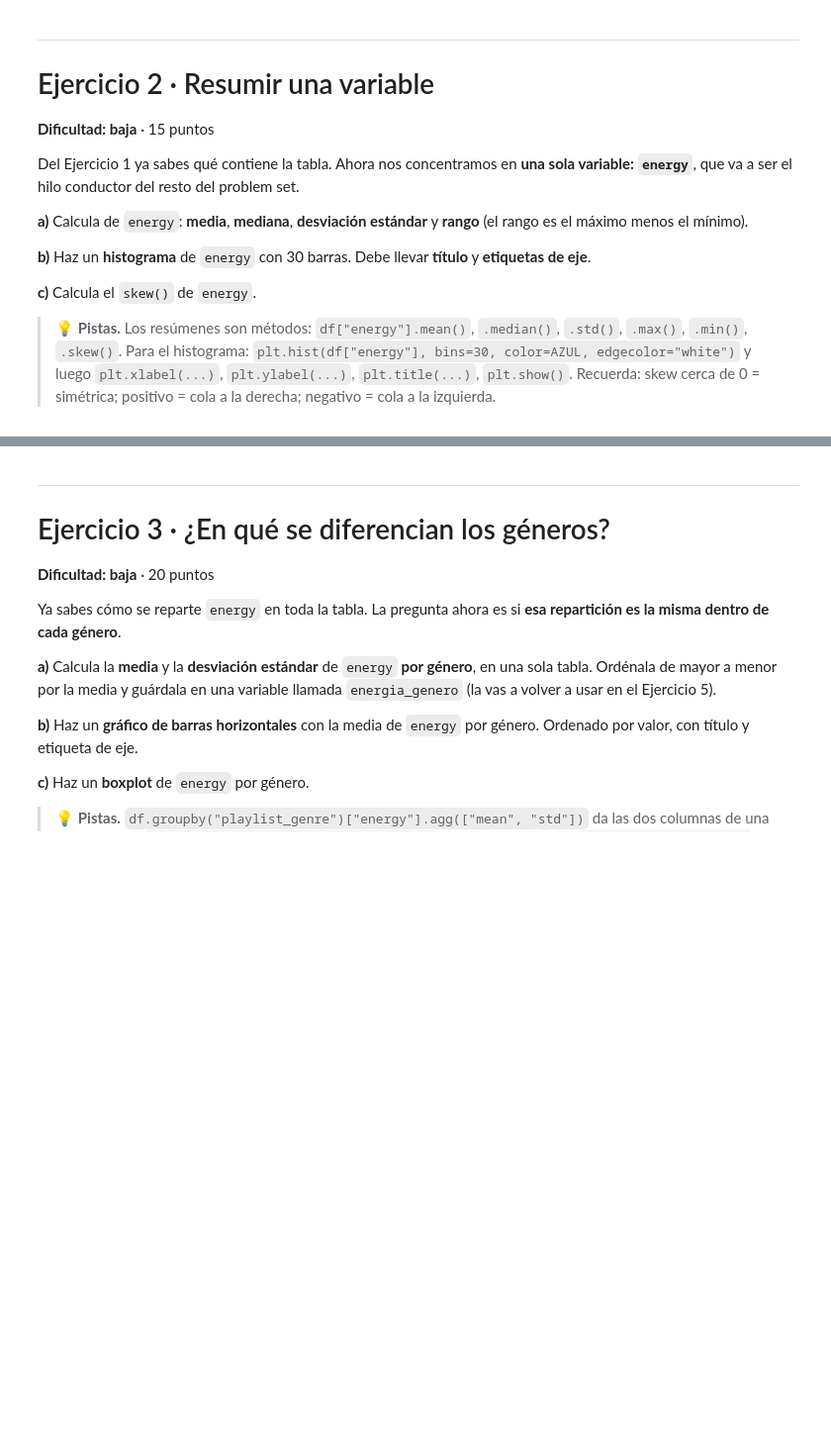
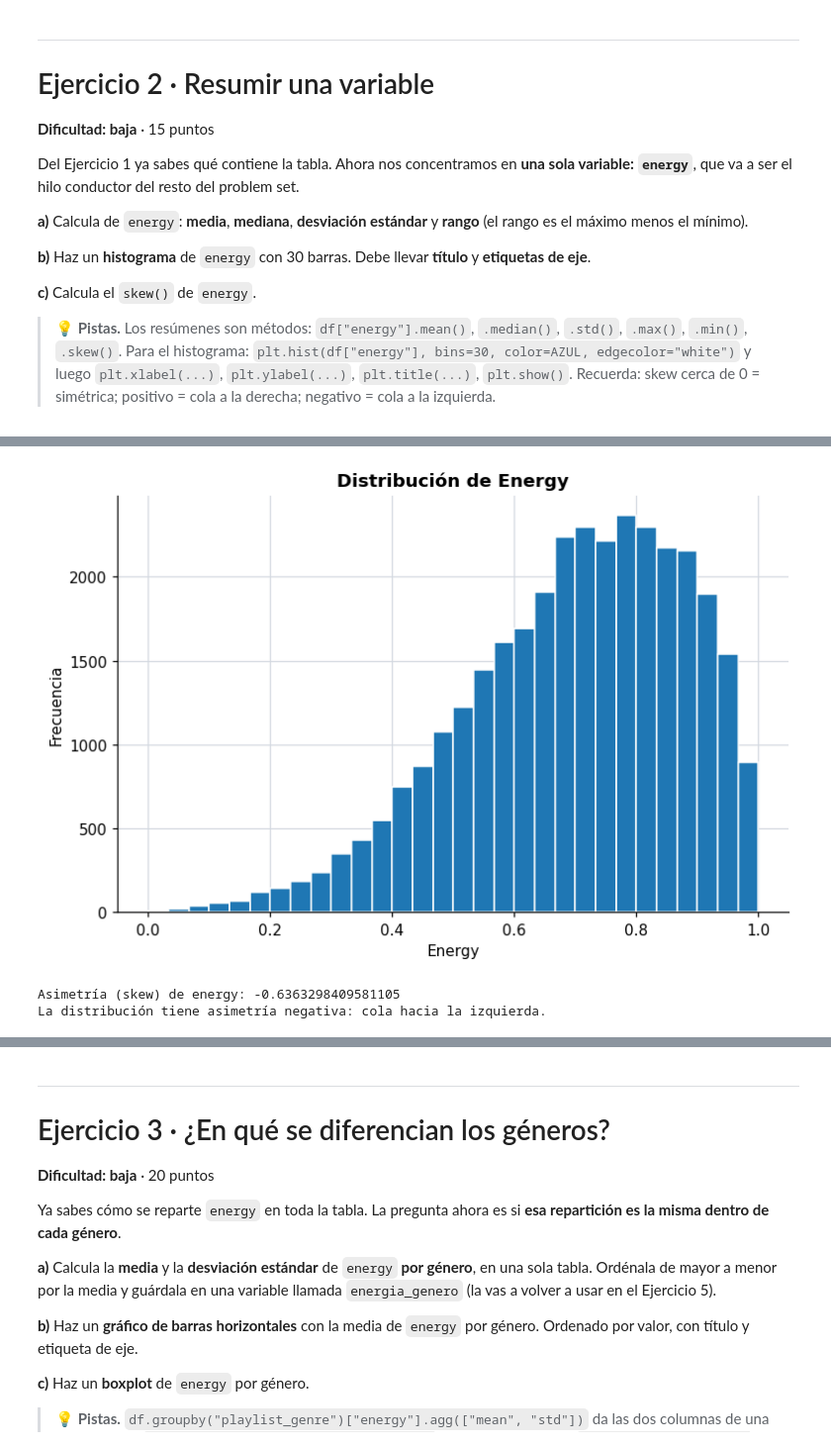
Before and after one commit to axrodriguez5072019/s100-tareas, a Jupyter notebook: 01_problem_set_(6).ipynb, the cells around one changed output, grey strips where cells are left out. Shown at 99% size. Cells and saved outputs as stored; diff of their text form; code cells hidden in the pictures; blank space fills up the shorter version.

```diff
--- a/01_problem_set_(6).ipynb
+++ b/01_problem_set_(6).ipynb
@@ -236,0 +229,25 @@ Del Ejercicio 1 ya sabes qué contiene la tabla. Ahora nos concentramos en **una
+# %%
+# a) Media, mediana, desviación estándar y rango de energy
+import matplotlib.pyplot as plt
+
+# Seleccionar la variable
+energy = df["energy"]
+
+# ==================================================
+# a) Media, mediana, desviación estándar y rango
+# ==================================================
+
+media = energy.mean()
+mediana = energy.median()
+desviacion = energy.std()
+minimo = energy.min()
+maximo = energy.max()
+rango = maximo - minimo
+
+print("=== RESUMEN DE ENERGY ===")
+print("Media:", media)
+print("Mediana:", mediana)
+print("Desviación estándar:", desviacion)
+print("Mínimo:", minimo)
+print("Máximo:", maximo)
+print("Rango:", rango)
@@ -237,3 +262,44 @@ Del Ejercicio 1 ya sabes qué contiene la tabla. Ahora nos concentramos en **una
+# %%
+# b) Histograma
+
+# ==================================================
+# b) Histograma de energy con 30 barras
+# ==================================================
+
+plt.figure(figsize=(8, 5))
+
+plt.hist(
+    energy.dropna(),
+    bins=30,
+    edgecolor="white"
+)
+
+plt.xlabel("Energy")
+plt.ylabel("Frecuencia")
+plt.title("Distribución de Energy")
+plt.show()
+# %% [output]
+[figure, added]
+# %%
+# c) Asimetría
+# ==================================================
+# c) Asimetría de la variable energy
+# ==================================================
+
+skew_energy = df["energy"].skew()
+
+print("Asimetría (skew) de energy:", skew_energy)
+
+# Interpretación
+if skew_energy > 0:
+    print("La distribución tiene asimetría positiva: cola hacia la derecha.")
+elif skew_energy < 0:
+    print("La distribución tiene asimetría negativa: cola hacia la izquierda.")
+else:
+    print("La distribución es simétrica.")
+# %% [output]
+Asimetría (skew) de energy: -0.6363298409581105
+La distribución tiene asimetría negativa: cola hacia la izquierda.
 # %% [markdown]
 ### 📝 Tu respuesta — Ejercicio 2
 
```
Also changed, not shown: parts of 3 cells of this notebook.
